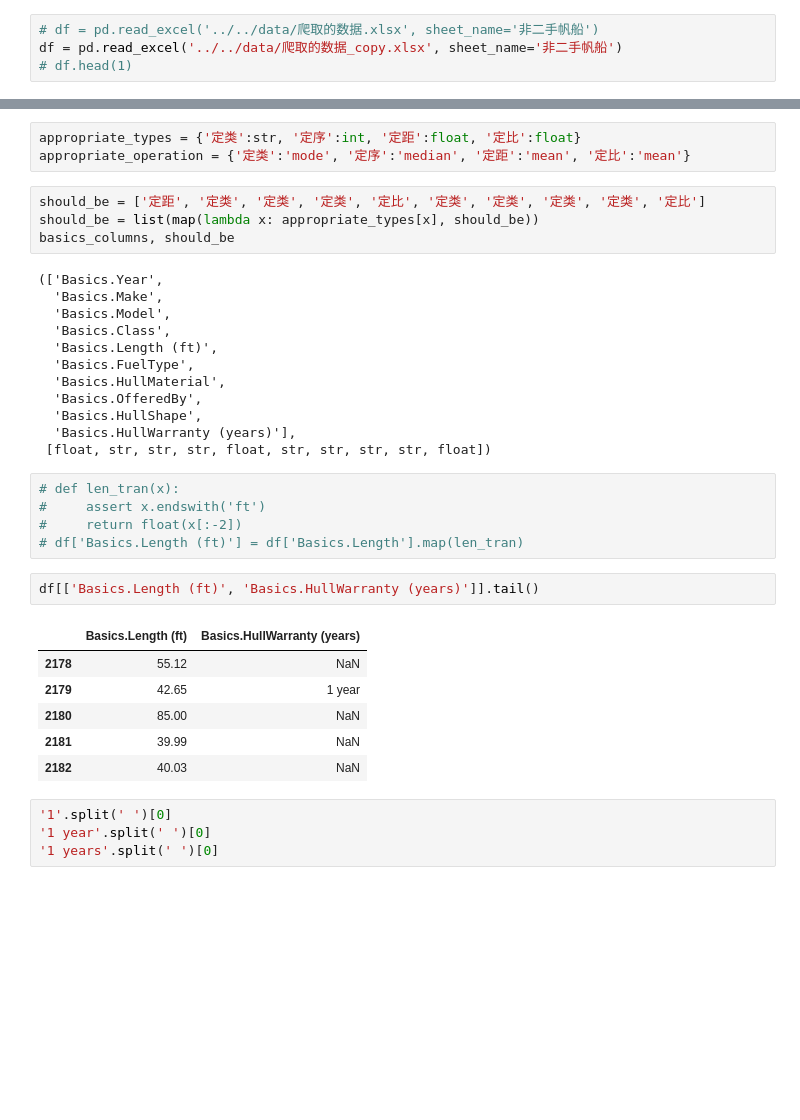
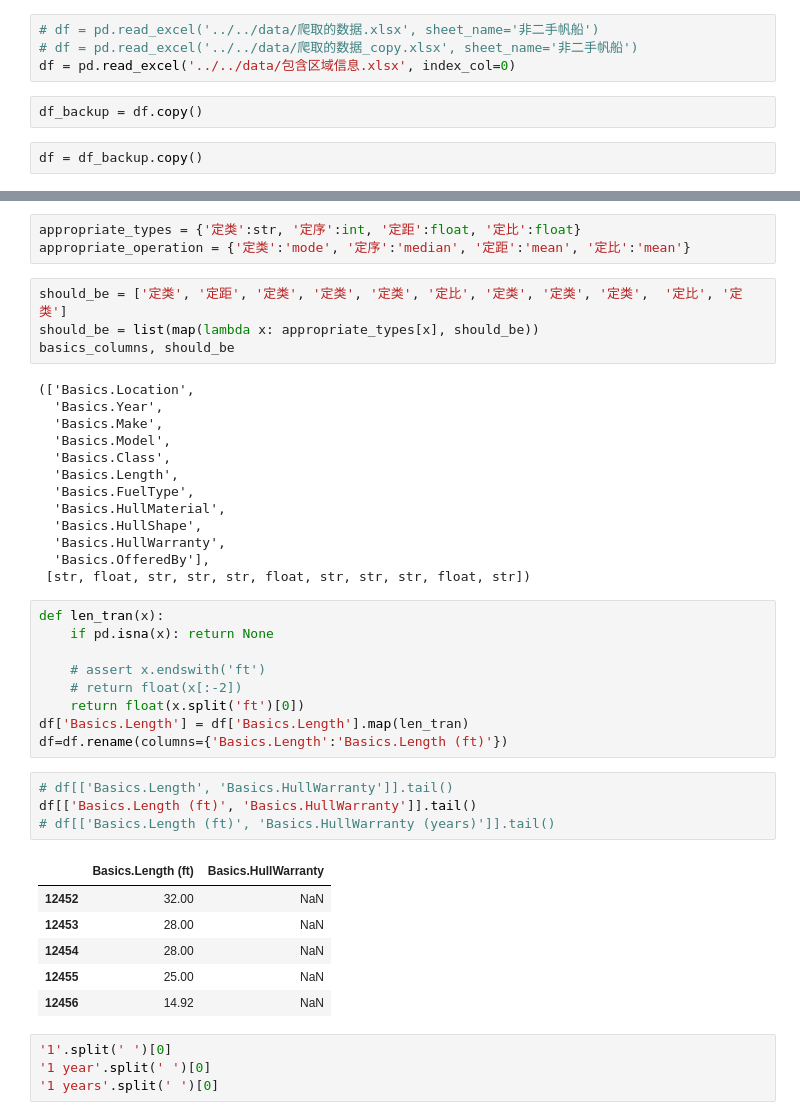
Before and after one commit to Mathematical-Jedi/2023-International-Mathematical-Model, a Jupyter notebook: yecanming/爬虫数据处理/clean.ipynb, the cells around one changed output, grey strips where cells are left out. Saved outputs shown, nothing was run; the diff lists cells and outputs as text; blank space fills up the shorter version.

Commit message:
feat: 包含区域信息处理初步清洗完成

```diff
--- a/yecanming/爬虫数据处理/clean.ipynb
+++ b/yecanming/爬虫数据处理/clean.ipynb
@@ -15,5 +15,9 @@ import plotly.figure_factory as ff
 plt.style.use('ggplot')
 # %%
 # df = pd.read_excel('../../data/爬取的数据.xlsx', sheet_name='非二手帆船')
-df = pd.read_excel('../../data/爬取的数据_copy.xlsx', sheet_name='非二手帆船')
-# df.head(1)
+# df = pd.read_excel('../../data/爬取的数据_copy.xlsx', sheet_name='非二手帆船')
+df = pd.read_excel('../../data/包含区域信息.xlsx', index_col=0)
+# %%
+df_backup = df.copy()
+# %%
+df = df_backup.copy()
@@ -51,35 +63,42 @@ df[price_column].describe()
 appropriate_types = {'定类':str, '定序':int, '定距':float, '定比':float}
 appropriate_operation = {'定类':'mode', '定序':'median', '定距':'mean', '定比':'mean'}
 # %%
-should_be = ['定距', '定类', '定类', '定类', '定比', '定类', '定类', '定类', '定类', '定比']
+should_be = ['定类', '定距', '定类', '定类', '定类', '定比', '定类', '定类', '定类',  '定比', '定类']
 should_be = list(map(lambda x: appropriate_types[x], should_be))
 basics_columns, should_be
 # %% [output]
-(['Basics.Year',
+(['Basics.Location',
+  'Basics.Year',
   'Basics.Make',
   'Basics.Model',
   'Basics.Class',
-  'Basics.Length (ft)',
+  'Basics.Length',
   'Basics.FuelType',
   'Basics.HullMaterial',
-  'Basics.OfferedBy',
   'Basics.HullShape',
-  'Basics.HullWarranty (years)'],
- [float, str, str, str, float, str, str, str, str, float])
+  'Basics.HullWarranty',
+  'Basics.OfferedBy'],
+ [str, float, str, str, str, float, str, str, str, float, str])
 # %%
-# def len_tran(x):
-#     assert x.endswith('ft')
-#     return float(x[:-2])
-# df['Basics.Length (ft)'] = df['Basics.Length'].map(len_tran)
+def len_tran(x):
+    if pd.isna(x): return None
+
+    # assert x.endswith('ft')
+    # return float(x[:-2])
+    return float(x.split('ft')[0])
+df['Basics.Length'] = df['Basics.Length'].map(len_tran)
+df=df.rename(columns={'Basics.Length':'Basics.Length (ft)'})
 # %%
-df[['Basics.Length (ft)', 'Basics.HullWarranty (years)']].tail()
+# df[['Basics.Length', 'Basics.HullWarranty']].tail()
+df[['Basics.Length (ft)', 'Basics.HullWarranty']].tail()
+# df[['Basics.Length (ft)', 'Basics.HullWarranty (years)']].tail()
 # %% [output]
-|  | Basics.Length (ft) | Basics.HullWarranty (years) |
-| 2178 | 55.12 | NaN |
-| 2179 | 42.65 | 1 year |
-| 2180 | 85.00 | NaN |
-| 2181 | 39.99 | NaN |
-| 2182 | 40.03 | NaN |
+|  | Basics.Length (ft) | Basics.HullWarranty |
+| 12452 | 32.00 | NaN |
+| 12453 | 28.00 | NaN |
+| 12454 | 28.00 | NaN |
+| 12455 | 25.00 | NaN |
+| 12456 | 14.92 | NaN |
 # %%
 '1'.split(' ')[0]
 '1 year'.split(' ')[0]
```
Also changed, not shown: parts of 38 cells of this notebook, 4 other files.
